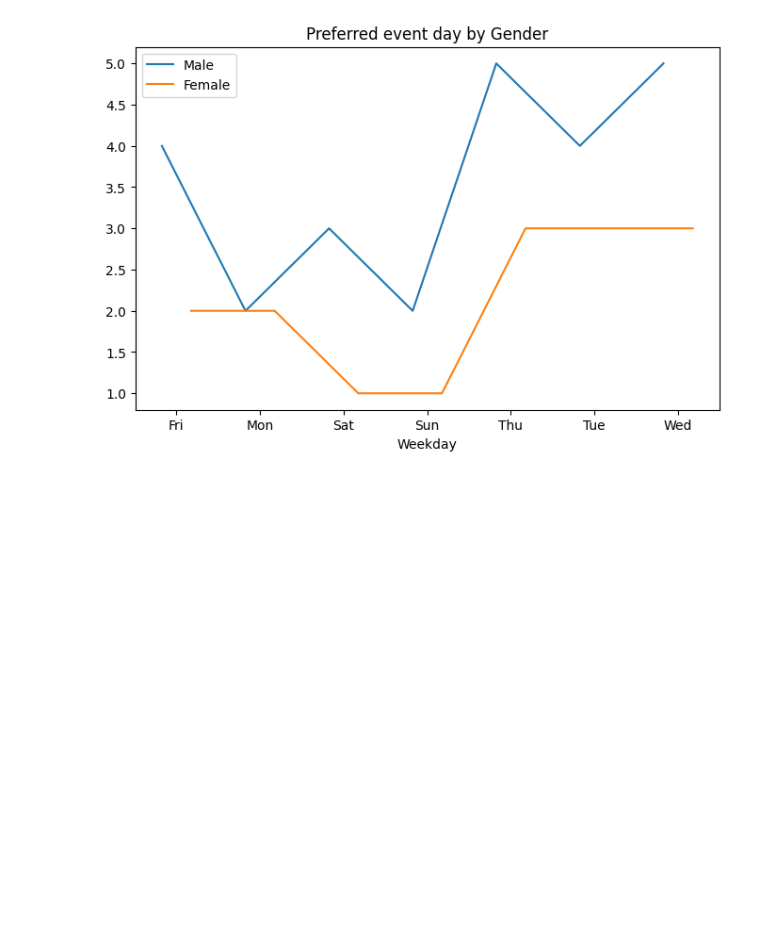
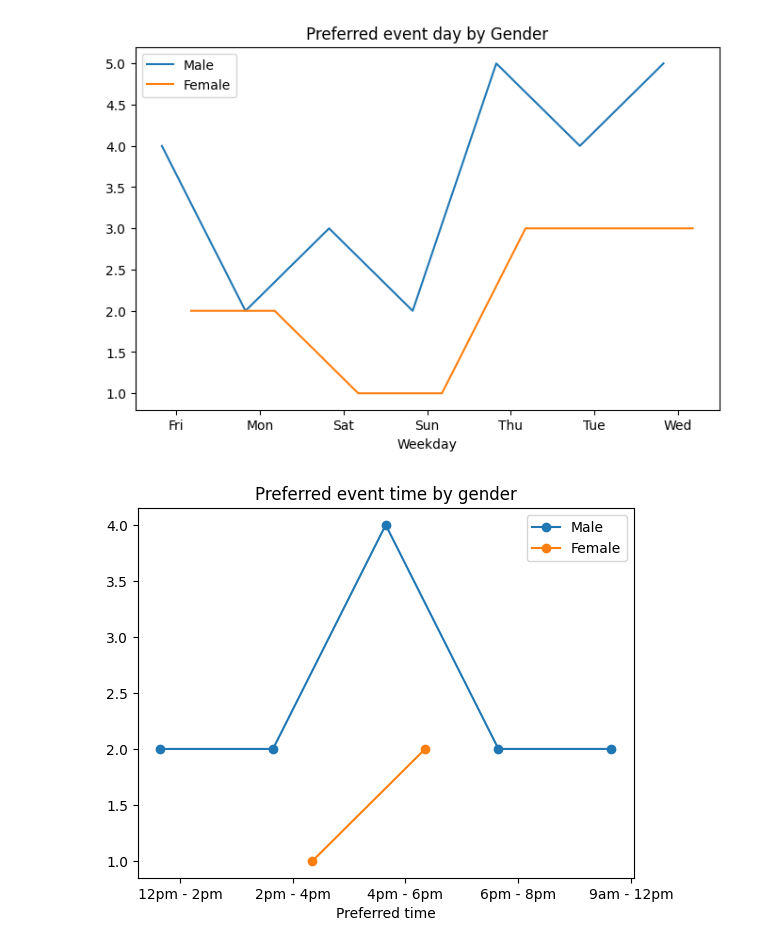
Before and after one commit to djibril968/Tribe_related_projects, a Jupyter notebook: spring_events_analytics.ipynb, the cells around one changed output. Cells and saved outputs as stored; diff of their text form; code cells hidden in the pictures; blank space fills up the shorter version.

```diff
--- a/spring_events_analytics.ipynb
+++ b/spring_events_analytics.ipynb
@@ -420,3 +420,19 @@ plt.legend()
 plt.show()
 # %% [output]
 [figure]
+# %%
+preff_time = ['12pm - 2pm', '2pm - 4pm','4pm - 6pm', '6pm - 8pm', '9am - 12pm']
+
+test_time_pref = pref_time_by_gender.pivot(index= 'pref_times', columns= 'Gender', values= 'counts')
+
+x = np.arange(len(test_time_pref.index))
+
+plt.plot(x -bar_width/2, test_time_pref['Male'], label = 'Male', marker = 'o')
+plt.plot(x +bar_width/2, test_time_pref['Female'], label = 'Female',marker = 'o' )
+plt.title('Preferred event time by gender')
+plt.xticks(ticks= x, labels= preff_time)
+plt.xlabel(xlabel= 'Preferred time')
+plt.legend()
+plt.show()
+# %% [output]
+[figure, added]
```
Also changed, not shown: parts of 3 cells of this notebook.
